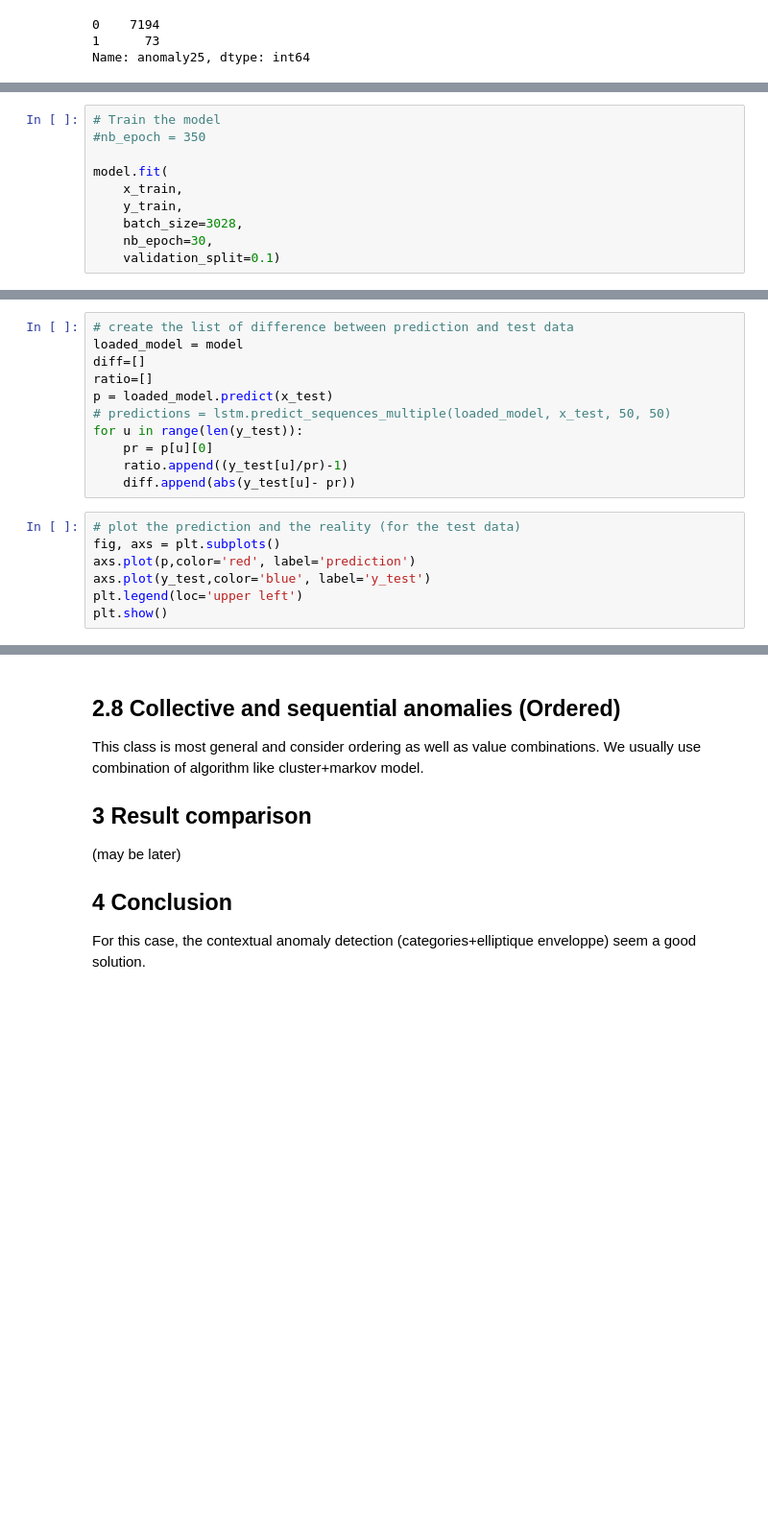
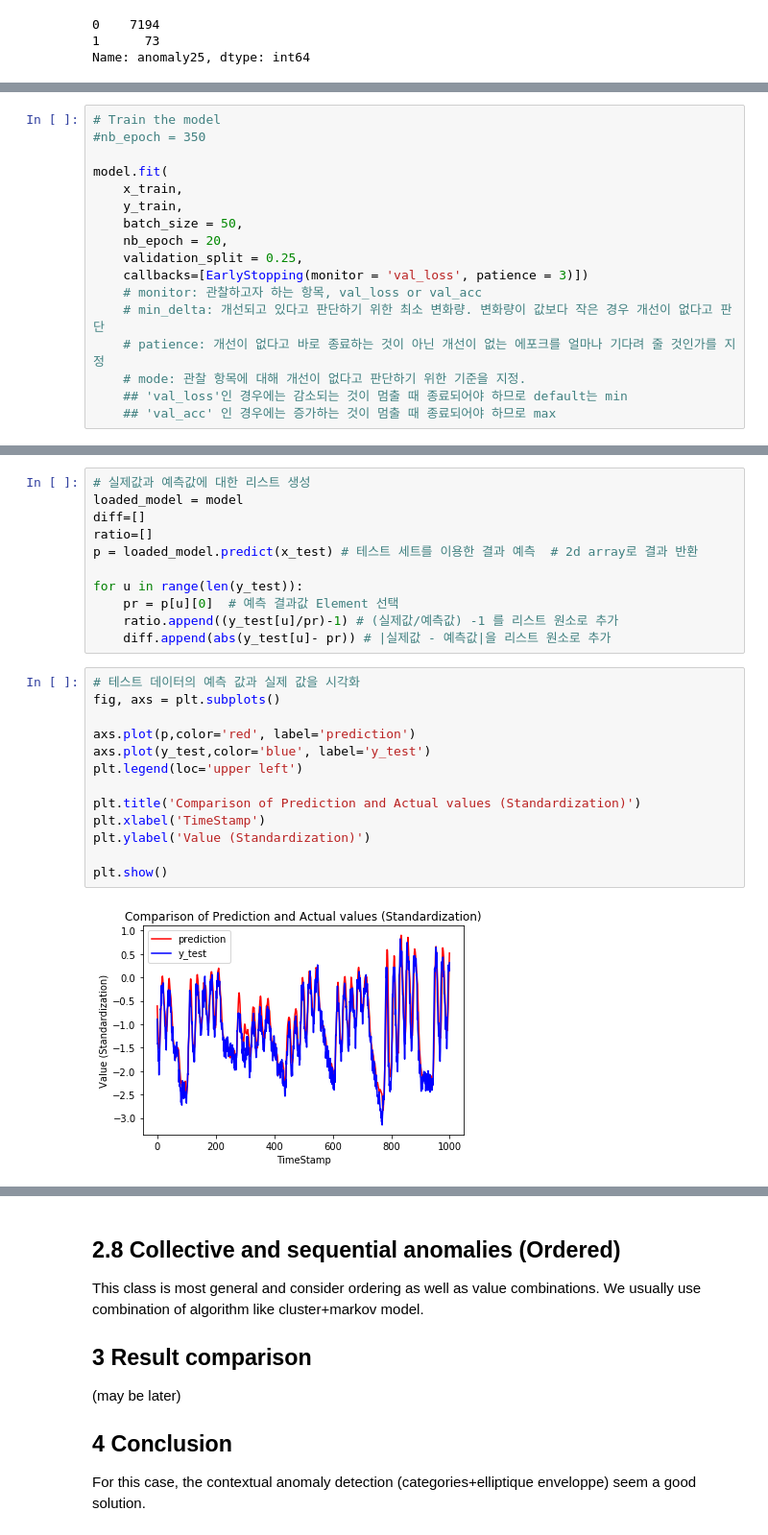
Before and after one commit to Yukkiasuna-sao/Anomaly_Detection, a Jupyter notebook: ipynb_translation/unsupervised-anomaly-detection.ipynb, the cells around one changed output, grey strips where cells are left out. Shown at 96% size. Drawn from its saved outputs; the diff is of its cells as text; blank space fills up the shorter version.

```diff
--- a/ipynb_translation/unsupervised-anomaly-detection.ipynb
+++ b/ipynb_translation/unsupervised-anomaly-detection.ipynb
@@ -907,10 +936,0 @@ compilation time : 0.021991729736328125
-# %%
-# Train the model
-#nb_epoch = 350
-
-model.fit(
-    x_train,
-    y_train,
-    batch_size=3028,
-    nb_epoch=30,
-    validation_split=0.1)
@@ -922,0 +960,17 @@ KeyboardInterrupt:
+# %%
+# Train the model
+#nb_epoch = 350
+
+model.fit(
+    x_train,
+    y_train,
+    batch_size = 50,
+    nb_epoch = 20,
+    validation_split = 0.25,
+    callbacks=[EarlyStopping(monitor = 'val_loss', patience = 3)])
+    # monitor: 관찰하고자 하는 항목, val_loss or val_acc
+    # min_delta: 개선되고 있다고 판단하기 위한 최소 변화량. 변화량이 값보다 작은 경우 개선이 없다고 판단
+    # patience: 개선이 없다고 바로 종료하는 것이 아닌 개선이 없는 에포크를 얼마나 기다려 줄 것인가를 지정
+    # mode: 관찰 항목에 대해 개선이 없다고 판단하기 위한 기준을 지정.
+    ## 'val_loss'인 경우에는 감소되는 것이 멈출 때 종료되어야 하므로 default는 min
+    ## 'val_acc' 인 경우에는 증가하는 것이 멈출 때 종료되어야 하므로 max
@@ -945,21 +1022,29 @@ print("Loaded model from disk")
 # %%
-# create the list of difference between prediction and test data
+# 실제값과 예측값에 대한 리스트 생성
 loaded_model = model
 diff=[]
 ratio=[]
-p = loaded_model.predict(x_test)
-# predictions = lstm.predict_sequences_multiple(loaded_model, x_test, 50, 50)
+p = loaded_model.predict(x_test) # 테스트 세트를 이용한 결과 예측  # 2d array로 결과 반환
+
 for u in range(len(y_test)):
-    pr = p[u][0]
-    ratio.append((y_test[u]/pr)-1)
-    diff.append(abs(y_test[u]- pr))
+    pr = p[u][0]  # 예측 결과값 Element 선택
+    ratio.append((y_test[u]/pr)-1) # (실제값/예측값) -1 를 리스트 원소로 추가
+    diff.append(abs(y_test[u]- pr)) # |실제값 - 예측값|을 리스트 원소로 추가
 # %%
-# plot the prediction and the reality (for the test data)
+# 테스트 데이터의 예측 값과 실제 값을 시각화
 fig, axs = plt.subplots()
+
 axs.plot(p,color='red', label='prediction')
 axs.plot(y_test,color='blue', label='y_test')
 plt.legend(loc='upper left')
+
+plt.title('Comparison of Prediction and Actual values (Standardization)')
+plt.xlabel('TimeStamp')
+plt.ylabel('Value (Standardization)')
+
 plt.show()
+# %% [output]
+[figure, added]
 # %%
 # select the most distant prediction/reality data points as anomalies
 diff = pd.Series(diff)
```
Also changed, not shown: parts of 24 cells of this notebook.
